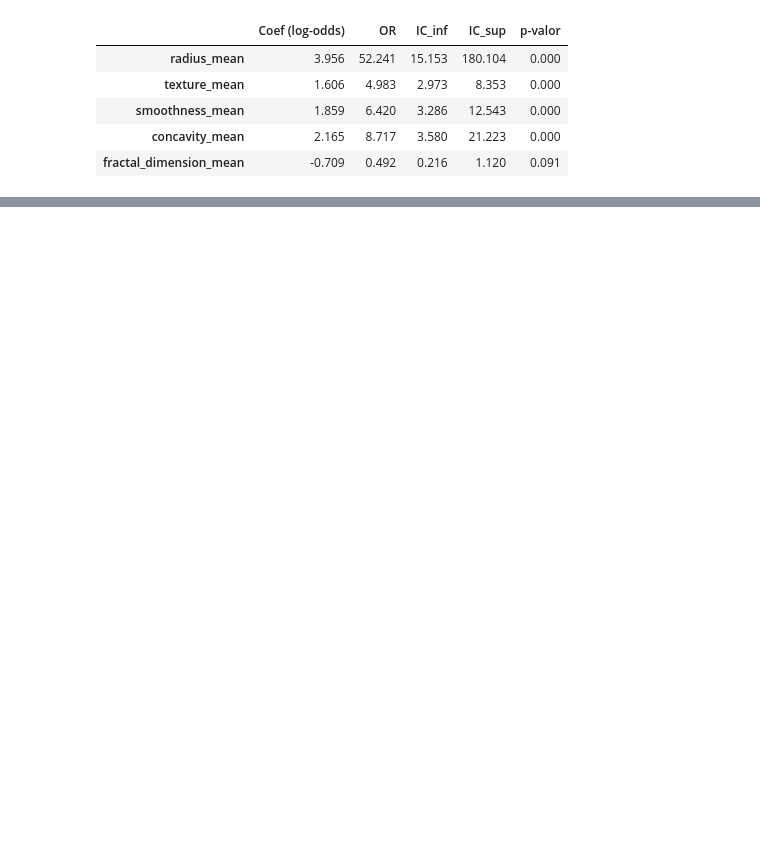
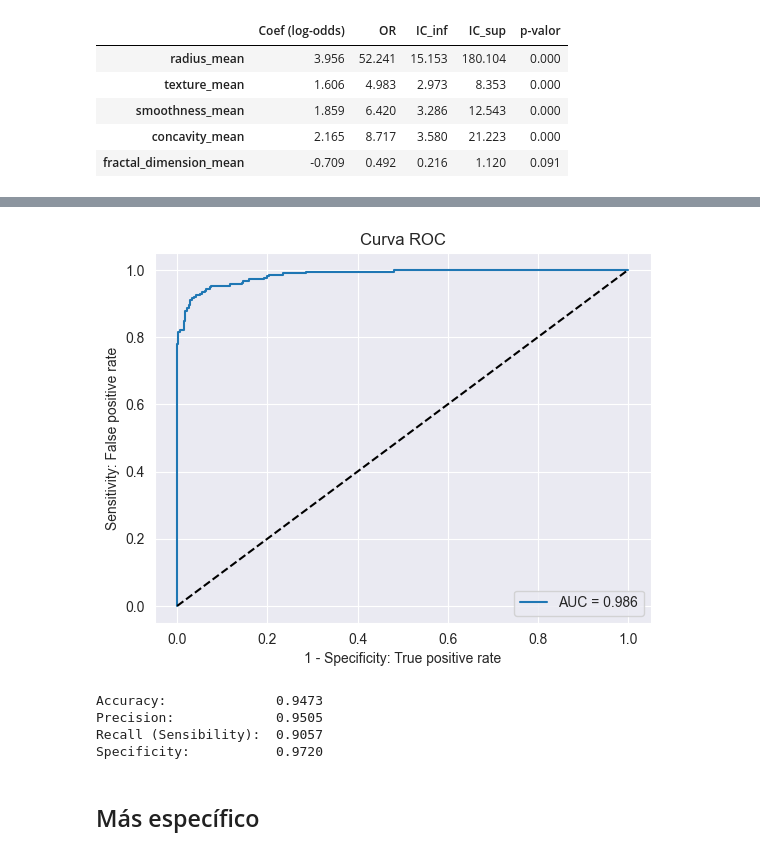
Before and after one commit to eduardofc/curso-dm-mp-40h, a Jupyter notebook: 02-regresion-logistica.ipynb, the cells around one changed output, grey strips where cells are left out. Drawn from its saved outputs; the diff is of its cells as text; code cells hidden in the pictures; blank space fills up the shorter version.

```diff
--- a/02-regresion-logistica.ipynb
+++ b/02-regresion-logistica.ipynb
@@ -332,0 +362,13 @@ df_results.round(3)
+# %%
+fpr, tpr, thresholds = roc_curve(y, y_hat_probs)
+roc_auc = auc(fpr, tpr)
+# %%
+plt.plot(fpr, tpr, label=f'AUC = {roc_auc:.3f}')
+plt.plot([0,1], [0,1], 'k--')
+plt.xlabel('1 - Specificity: True positive rate')
+plt.ylabel('Sensitivity: False positive rate')
+plt.title('Curva ROC')
+plt.legend()
+plt.show()
+# %% [output]
+[figure, added]
@@ -332,0 +377,14 @@ df_results.round(3)
+# %%
+tn, fp, fn, tp = cm.ravel()
+
+print(f"Accuracy:              {accuracy_score(y, y_hat):.4f}")
+print(f"Precision:             {precision_score(y, y_hat):.4f}")
+print(f"Recall (Sensibility):  {recall_score(y, y_hat):.4f}")
+print(f"Specificity:           {tn / (tn + fp):.4f}")
+# %% [output]
+Accuracy:              0.9473
+Precision:             0.9505
+Recall (Sensibility):  0.9057
+Specificity:           0.9720
+# %% [markdown]
+## Más específico
```
Also changed, not shown: parts of 21 cells of this notebook.
